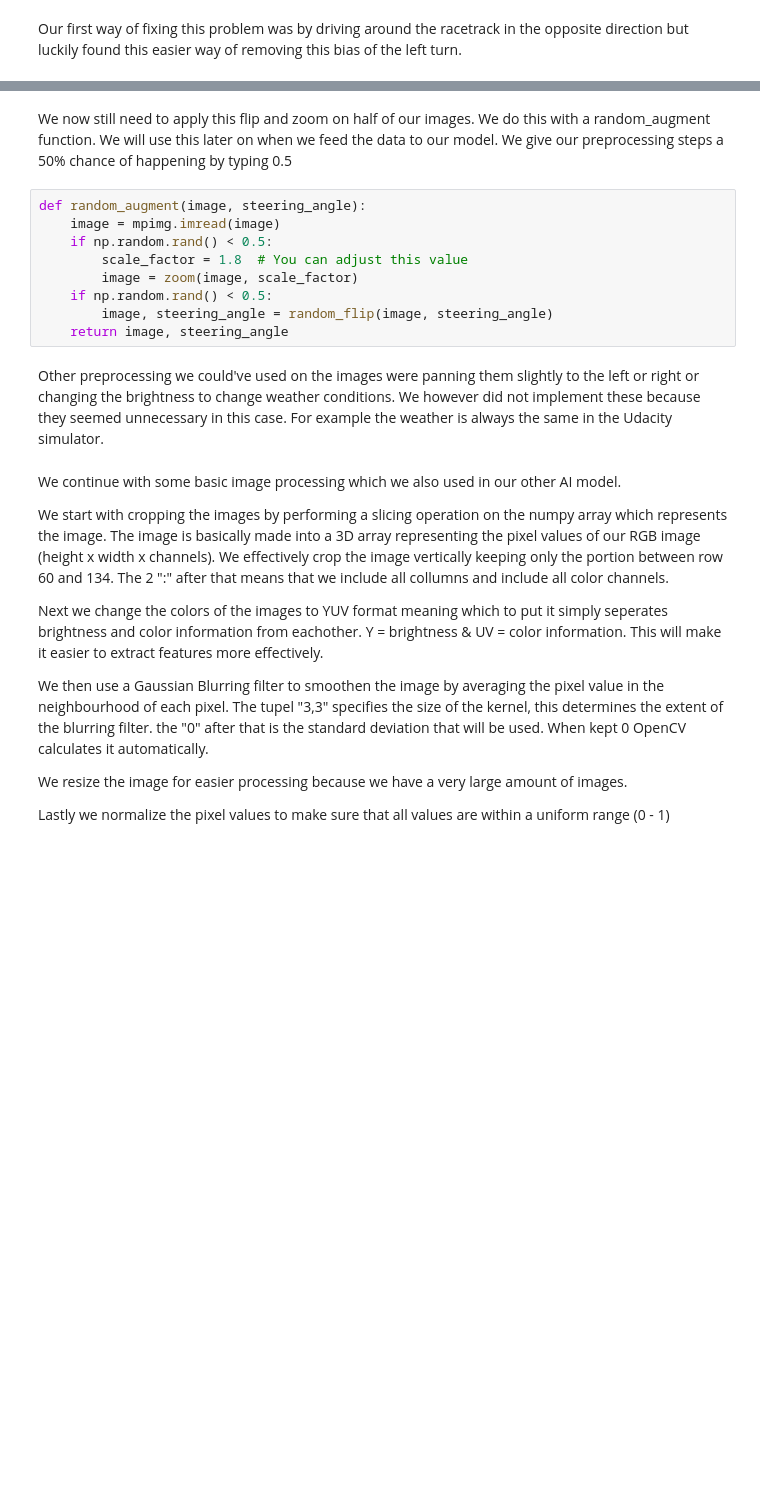
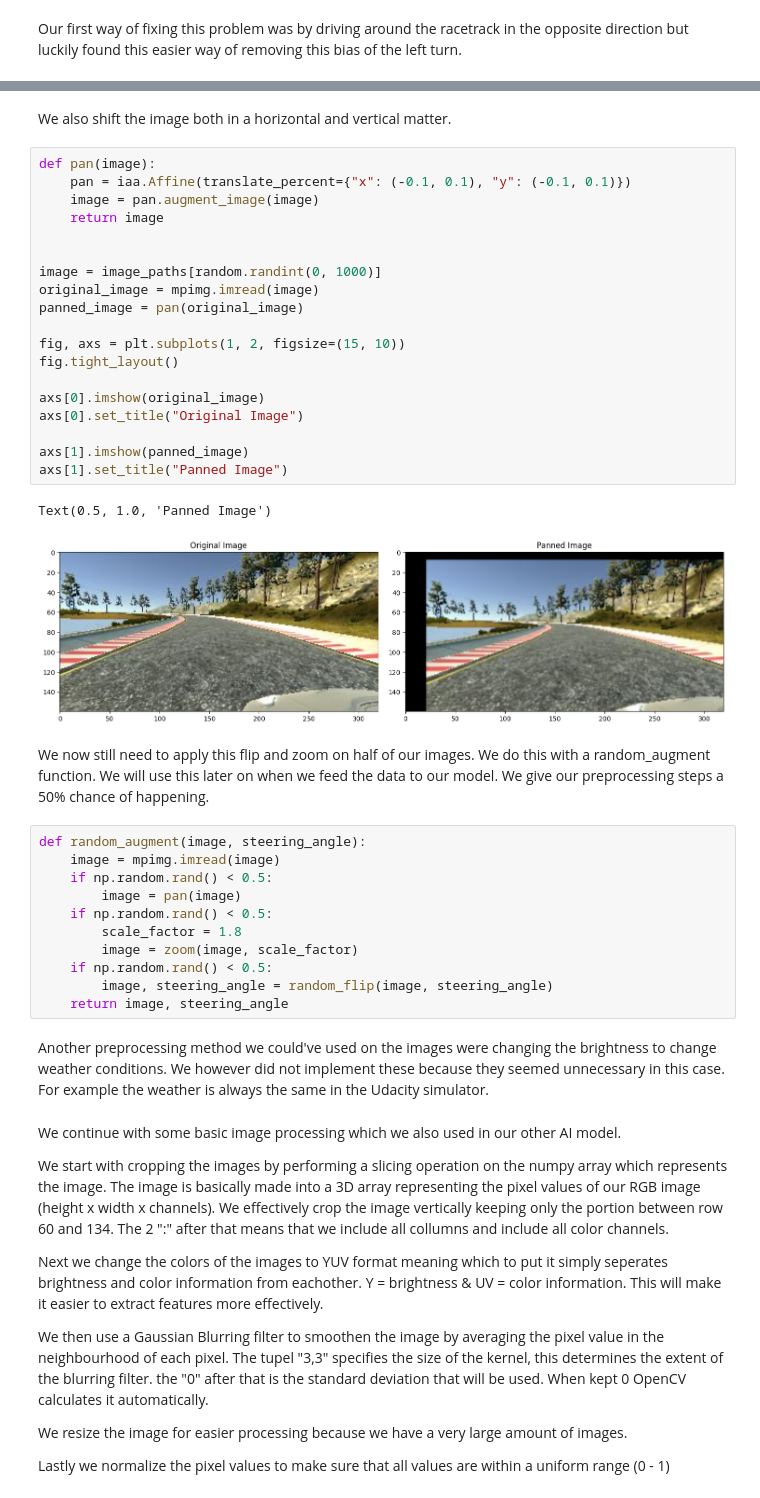
Before and after one commit to LaurensKar/AutonomousDrivingCarTeam5, a Jupyter notebook: DeepLearning/deeplearning.ipynb, the cells around one changed output, grey strips where cells are left out. Cells and saved outputs as stored; diff of their text form; blank space fills up the shorter version.

```diff
--- a/DeepLearning/deeplearning.ipynb
+++ b/DeepLearning/deeplearning.ipynb
@@ -196,16 +195,42 @@ Text(0.5, 1.0, 'Flipped Image - Steering Angle: -0.0')
+# %% [markdown]
+We also shift the image both in a horizontal and vertical matter.
+# %%
+def pan(image):
+    pan = iaa.Affine(translate_percent={"x": (-0.1, 0.1), "y": (-0.1, 0.1)})
+    image = pan.augment_image(image)
+    return image
+
+
+image = image_paths[random.randint(0, 1000)]
+original_image = mpimg.imread(image)
+panned_image = pan(original_image)
+
+fig, axs = plt.subplots(1, 2, figsize=(15, 10))
+fig.tight_layout()
+
+axs[0].imshow(original_image)
+axs[0].set_title("Original Image")
+
+axs[1].imshow(panned_image)
+axs[1].set_title("Panned Image")
+# %% [output]
+Text(0.5, 1.0, 'Panned Image')
+[figure, added]
 # %% [markdown]
-We now still need to apply this flip and zoom on half of our images. We do this with a random_augment function. We will use this later on when we feed the data to our model. We give our preprocessing steps a 50% chance of happening by typing 0.5
+We now still need to apply this flip and zoom on half of our images. We do this with a random_augment function. We will use this later on when we feed the data to our model. We give our preprocessing steps a 50% chance of happening.
 # %%
 def random_augment(image, steering_angle):
     image = mpimg.imread(image)
     if np.random.rand() < 0.5:
-        scale_factor = 1.8  # You can adjust this value
+        image = pan(image)
+    if np.random.rand() < 0.5:
+        scale_factor = 1.8
         image = zoom(image, scale_factor)
     if np.random.rand() < 0.5:
         image, steering_angle = random_flip(image, steering_angle)
     return image, steering_angle
 # %% [markdown]
-Other preprocessing we could've used on the images were panning them slightly to the left or right or changing the brightness to change weather conditions. We however did not implement these because they seemed unnecessary in this case. For example the weather is always the same in the Udacity simulator.
+Another preprocessing method we could've used on the images were changing the brightness to change weather conditions. We however did not implement these because they seemed unnecessary in this case. For example the weather is always the same in the Udacity simulator.
 # %% [markdown]
 We continue with some basic image processing which we also used in our other AI model.
 
```
Also changed, not shown: parts of 19 cells of this notebook, 2 other files.
